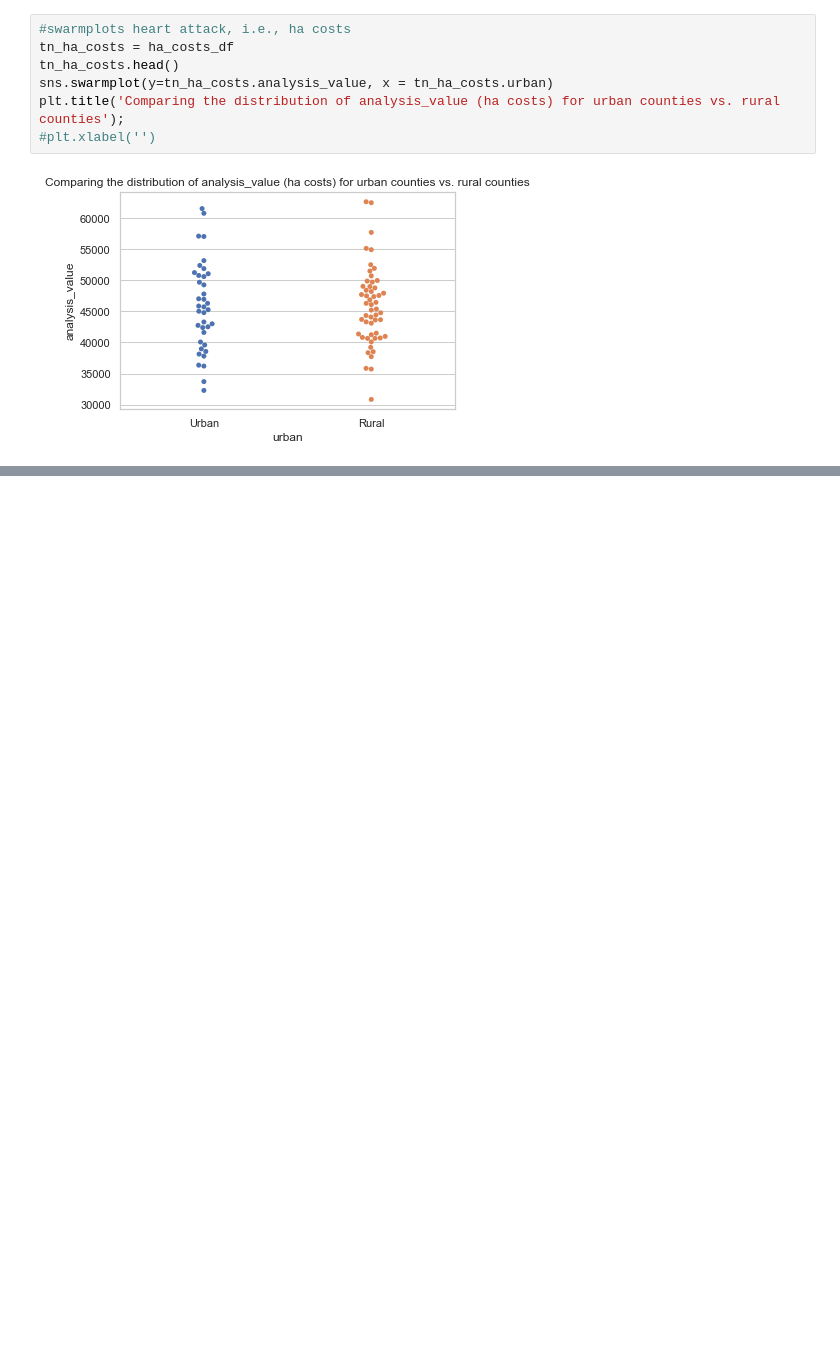
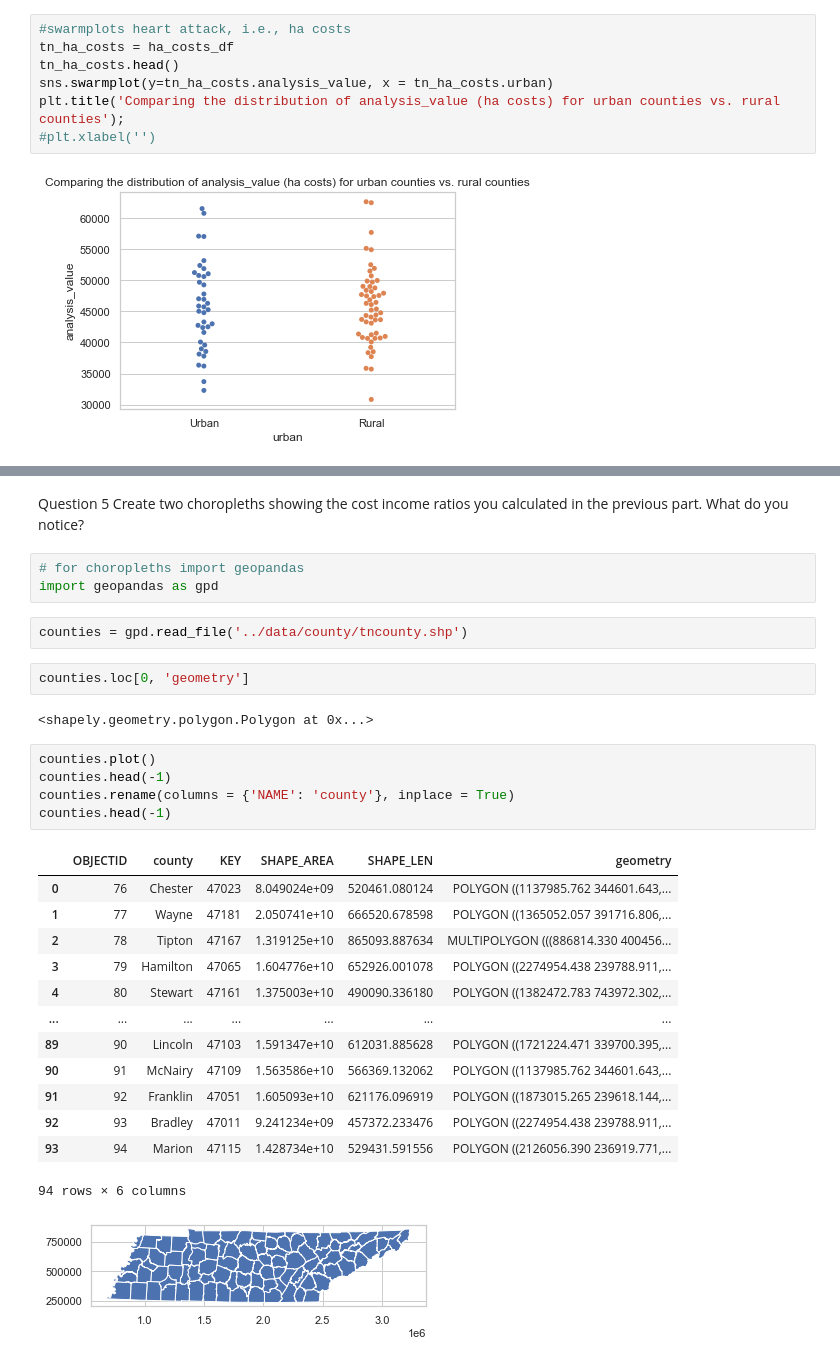
Before and after one commit to hiralmaster/data-science-essentials-3, a Jupyter notebook: notebooks/Homework.ipynb, the cells around one changed output, grey strips where cells are left out. Saved outputs shown, nothing was run; the diff lists cells and outputs as text; blank space fills up the shorter version.

```diff
--- a/notebooks/Homework.ipynb
+++ b/notebooks/Homework.ipynb
@@ -550,0 +693,32 @@ plt.title('Comparing the distribution of analysis_value (ha costs) for urban cou
+# %% [markdown]
+Question 5
+Create two choropleths showing the cost income ratios you calculated in the previous part. What do you notice?
+# %%
+# for choropleths import geopandas
+import geopandas as gpd
+# %%
+counties = gpd.read_file('../data/county/tncounty.shp')
+# %%
+counties.loc[0, 'geometry']
+# %% [output]
+<shapely.geometry.polygon.Polygon at 0x...>
+# %%
+counties.plot()
+counties.head(-1)
+counties.rename(columns = {'NAME': 'county'}, inplace = True)
+counties.head(-1)
+# %% [output]
+|  | OBJECTID | county | KEY | SHAPE_AREA | SHAPE_LEN | geometry |
+| 0 | 76 | Chester | 47023 | 8.049024e+09 | 520461.080124 | POLYGON ((1137985.762 344601.643,... |
+| 1 | 77 | Wayne | 47181 | 2.050741e+10 | 666520.678598 | POLYGON ((1365052.057 391716.806,... |
+| 2 | 78 | Tipton | 47167 | 1.319125e+10 | 865093.887634 | MULTIPOLYGON (((886814.330 400456... |
+| 3 | 79 | Hamilton | 47065 | 1.604776e+10 | 652926.001078 | POLYGON ((2274954.438 239788.911,... |
+| 4 | 80 | Stewart | 47161 | 1.375003e+10 | 490090.336180 | POLYGON ((1382472.783 743972.302,... |
+| ... | ... | ... | ... | ... | ... | ... |
+| 89 | 90 | Lincoln | 47103 | 1.591347e+10 | 612031.885628 | POLYGON ((1721224.471 339700.395,... |
+| 90 | 91 | McNairy | 47109 | 1.563586e+10 | 566369.132062 | POLYGON ((1137985.762 344601.643,... |
+| 91 | 92 | Franklin | 47051 | 1.605093e+10 | 621176.096919 | POLYGON ((1873015.265 239618.144,... |
+| 92 | 93 | Bradley | 47011 | 9.241234e+09 | 457372.233476 | POLYGON ((2274954.438 239788.911,... |
+| 93 | 94 | Marion | 47115 | 1.428734e+10 | 529431.591556 | POLYGON ((2126056.390 236919.771,... |
+94 rows × 6 columns
+[figure, added]
```
Also changed, not shown: parts of 35 cells of this notebook, 12 other files.
